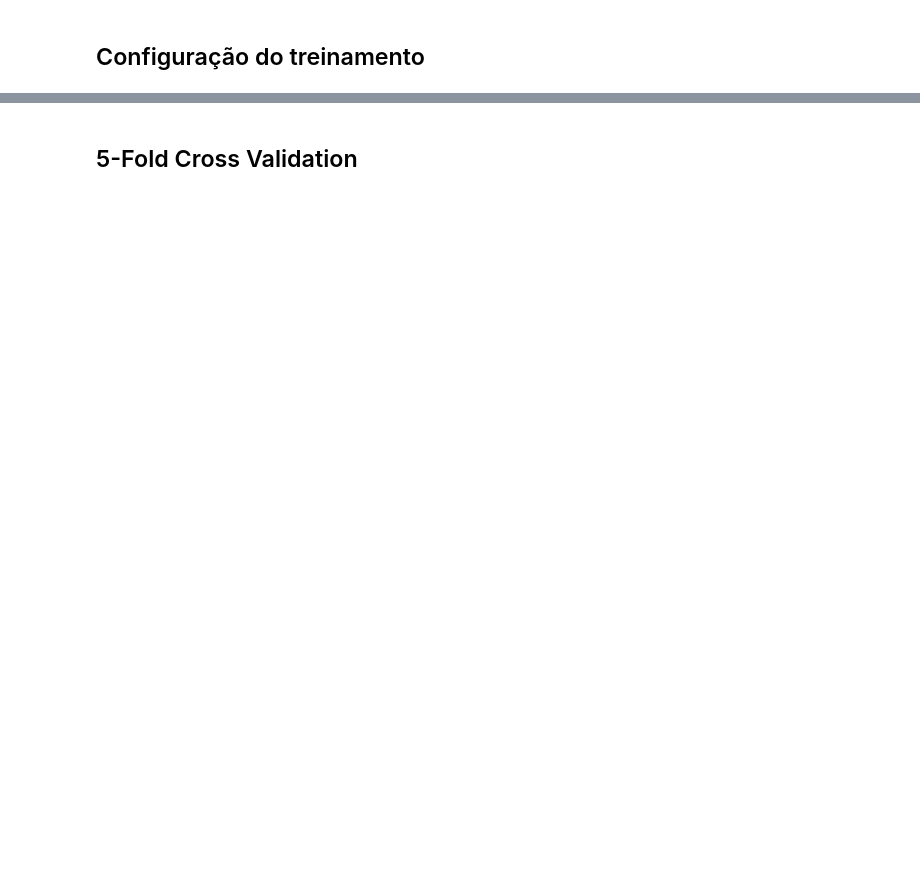
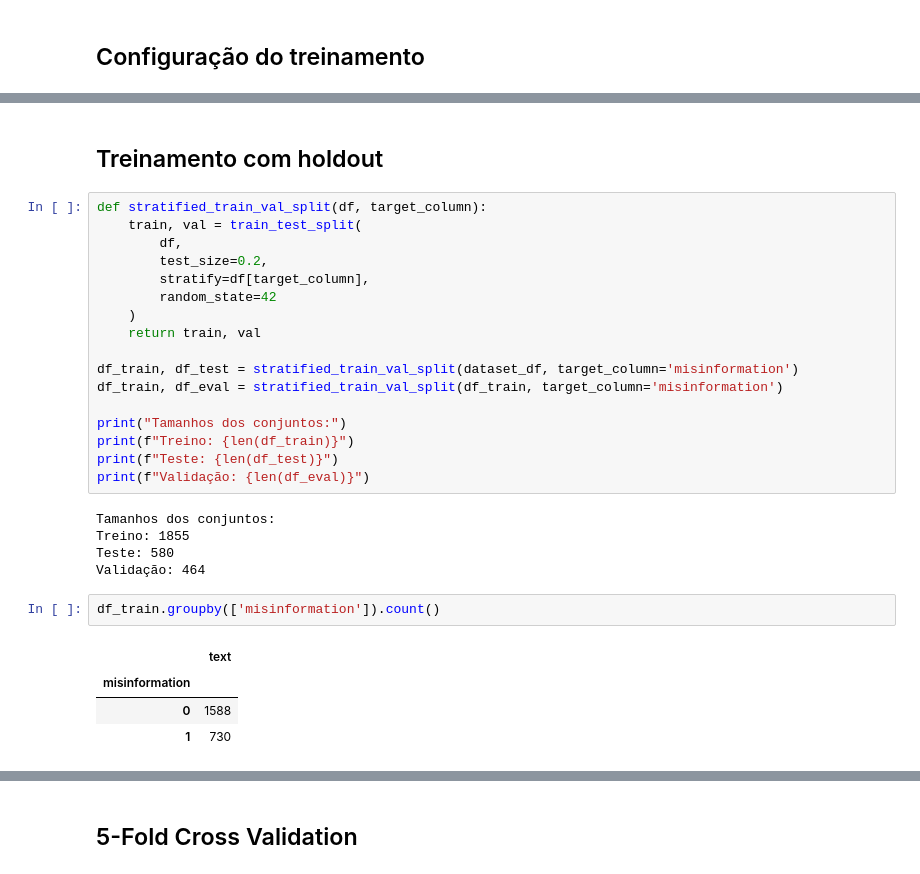
Before and after one commit to leonardoazzi/bert-misinfo-covid19, a Jupyter notebook: bertimbau-finetuning.ipynb, the cells around one changed output, grey strips where cells are left out. Cells and saved outputs as stored; diff of their text form; blank space fills up the shorter version.

```diff
--- a/bertimbau-finetuning.ipynb
+++ b/bertimbau-finetuning.ipynb
@@ -136,0 +295,31 @@ print(training_args)
+# %% [markdown]
+## Treinamento com holdout
+# %%
+def stratified_train_val_split(df, target_column):
+    train, val = train_test_split(
+        df,
+        test_size=0.2,
+        stratify=df[target_column],
+        random_state=42
+    )
+    return train, val
+
+df_train, df_test = stratified_train_val_split(dataset_df, target_column='misinformation')
+df_train, df_eval = stratified_train_val_split(df_train, target_column='misinformation')
+
+print("Tamanhos dos conjuntos:")
+print(f"Treino: {len(df_train)}")
+print(f"Teste: {len(df_test)}")
+print(f"Validação: {len(df_eval)}")
+# %% [output]
+Tamanhos dos conjuntos:
+Treino: 1855
+Teste: 580
+Validação: 464
+# %%
+df_train.groupby(['misinformation']).count()
+# %% [output]
+|  | text |
+| misinformation |  |
+| 0 | 1588 |
+| 1 | 730 |
```
Also changed, not shown: parts of 21 cells of this notebook.
